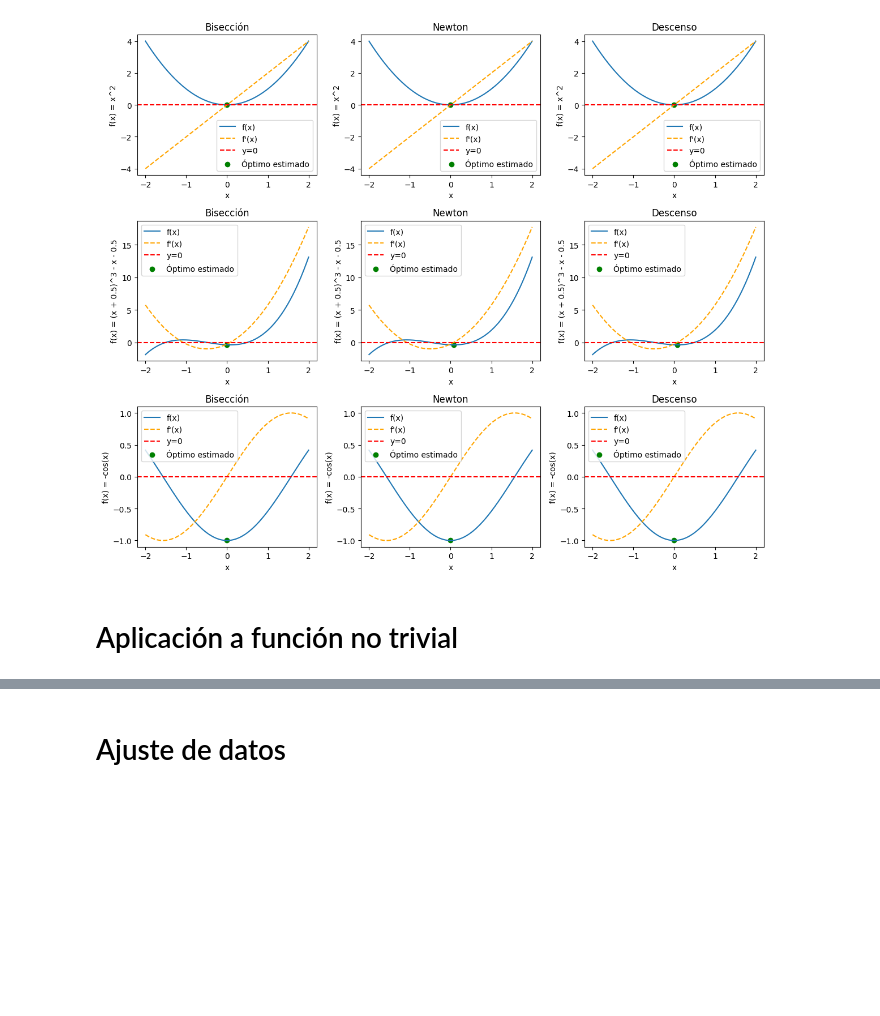
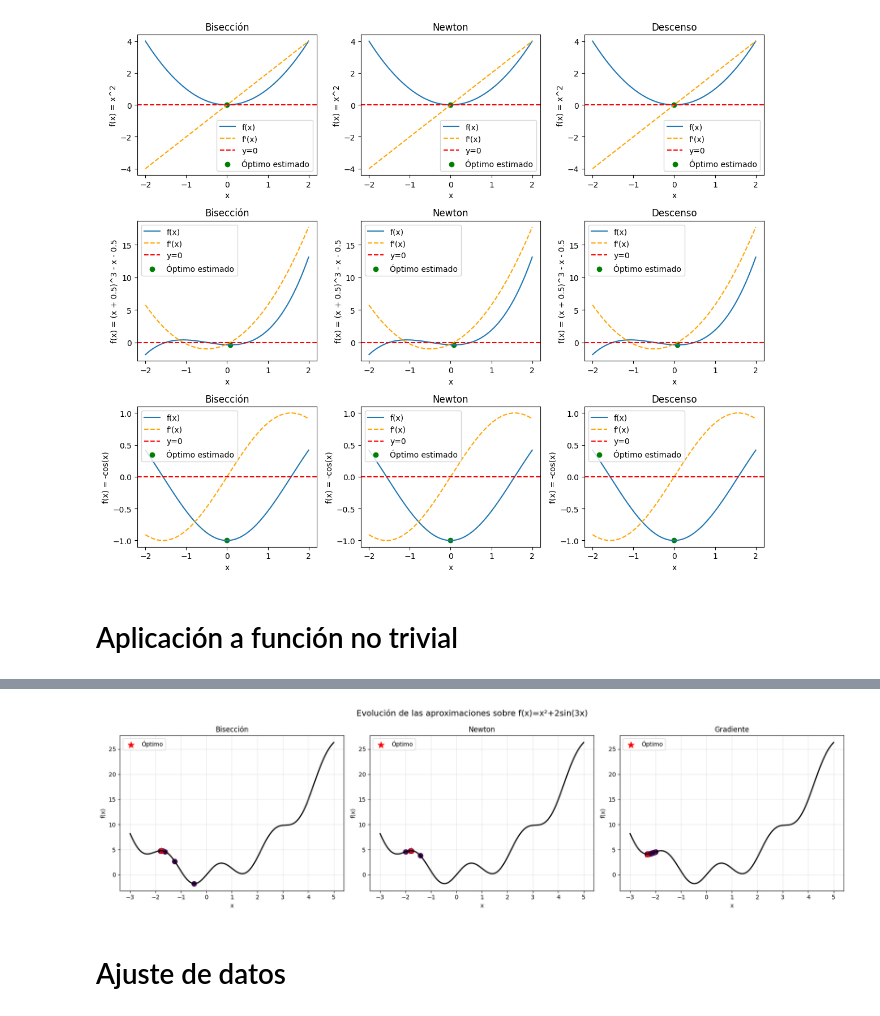
Before and after one commit to belentellechea/obligatorio_2_calculo, a Jupyter notebook: project.ipynb, the cells around one changed output, grey strips where cells are left out. Cells and saved outputs as stored; diff of their text form; code cells hidden in the pictures; blank space fills up the shorter version.

```diff
--- a/project.ipynb
+++ b/project.ipynb
@@ -126,7 +136,7 @@ for i, f in enumerate(functions):
         # métodos
         method = methods[j]
         params = parameters[j]
-        res, step = method(f, **params)
+        res, step, _ = method(f, **params)
 
         # graficas
         ax.plot(lp, np.array(list(map(lambda v: f.eval(v), lp))))
@@ -153,3 +271,80 @@ f = x**2 + 2*sin(3*x)
+# %%
+# BONUS: visualización de la evolución de los métodos
+
+fig, axes = plt.subplots(1, 3, figsize=(18, 5))
+
+metodos = [
+    (
+        "Bisección",
+        biseccion,
+        {"a": -2, "b": 1}
+    ),
+    (
+        "Newton",
+        newton,
+        {"x0": -2}
+    ),
+    (
+        "Gradiente",
+        descenso_gradiente,
+        {
+            "x0": -2,
+            "lr": 0.01
+        }
+    )
+]
+
+for ax, (nombre, metodo, params) in zip(axes, metodos):
+
+    resultado, iteraciones, history = metodo(
+        f,
+        **params
+    )
+
+    # curva de la función
+    ax.plot(
+        lp,
+        [f.eval(v) for v in lp],
+        color="black",
+        linewidth=2
+    )
+
+    # puntos de la trayectoria
+    for i, xk in enumerate(history):
+
+        ax.scatter(
+            xk,
+            f.eval(xk),
+            c=[i],
+            cmap="viridis",
+            s=70
+        )
+
+    # punto final
+    ax.scatter(
+        resultado,
+        f.eval(resultado),
+        color="red",
+        s=120,
+        marker="*",
+        label="Óptimo"
+    )
+
+    ax.set_title(nombre)
+    ax.set_xlabel("x")
+    ax.set_ylabel("f(x)")
+    ax.grid(True, alpha=0.3)
+    ax.legend()
+
+plt.suptitle(
+    "Evolución de las aproximaciones sobre f(x)=x²+2sin(3x)",
+    fontsize=14
+)
+
+plt.tight_layout()
+plt.show()
+# %% [output]
+[figure, added]
 # %% [markdown]
 # Ajuste de datos
 # %%
```
Also changed, not shown: parts of 4 cells of this notebook.
